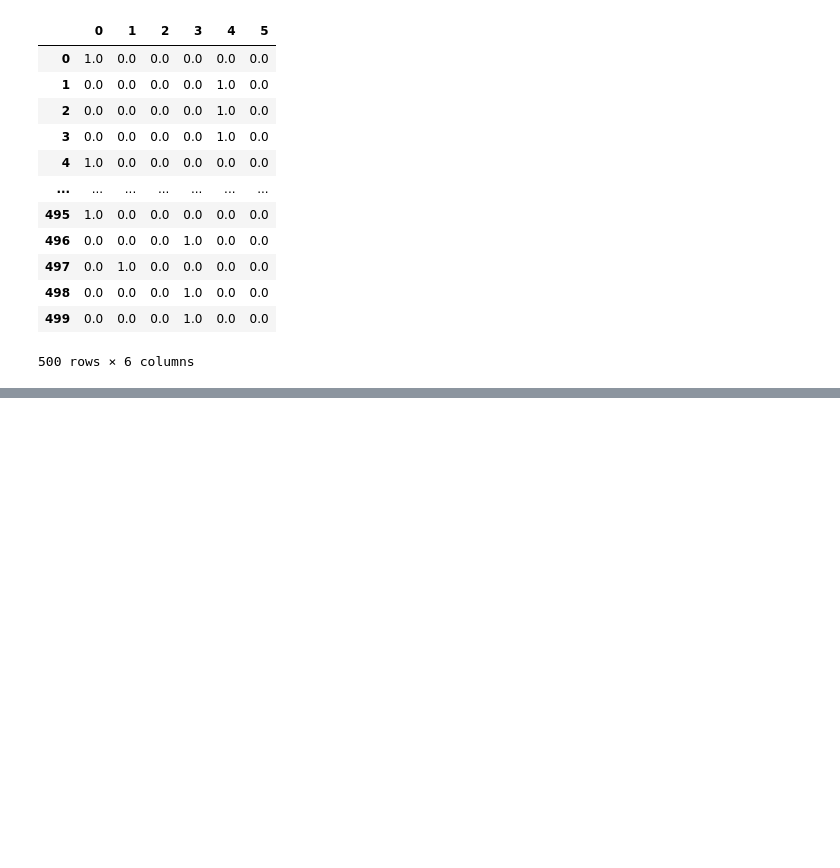
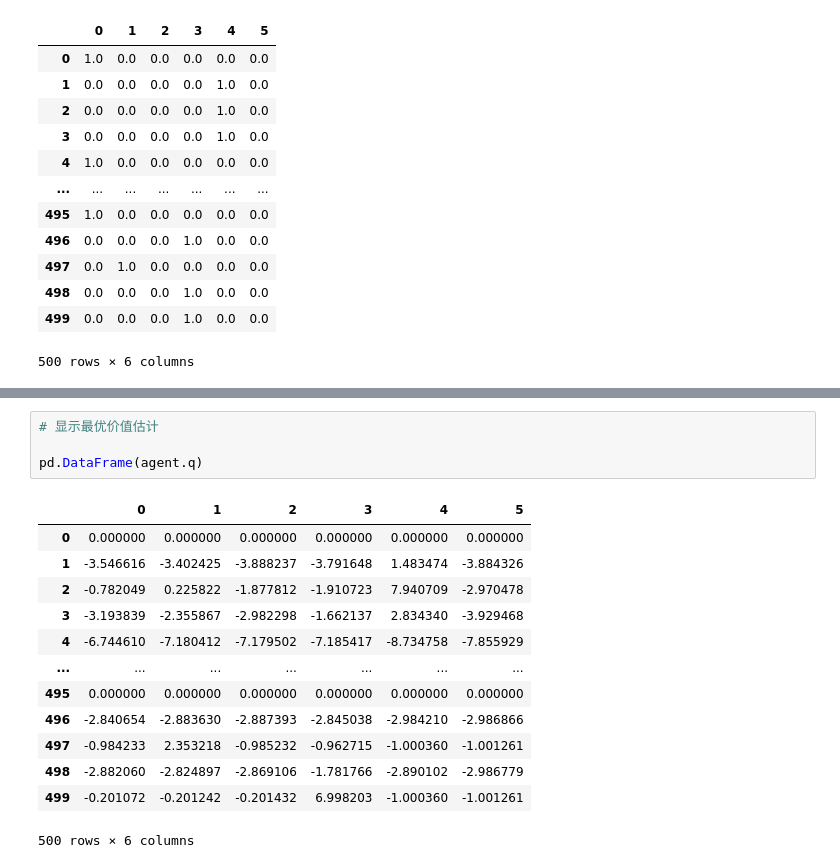
Before and after one commit to quqixun/RL-Python-Pytorch, a Jupyter notebook: Chapter5-时序差分价值迭代/5.4-案例：出租车调度.ipynb, the cells around one changed output, grey strips where cells are left out. Saved outputs shown, nothing was run; the diff lists cells and outputs as text; blank space fills up the shorter version.

```diff
--- a/Chapter5-时序差分价值迭代/5.4-案例：出租车调度.ipynb
+++ b/Chapter5-时序差分价值迭代/5.4-案例：出租车调度.ipynb
@@ -145,0 +217,18 @@ pd.DataFrame(policy)
+# %%
+# 显示最优价值估计
+
+pd.DataFrame(agent.q)
+# %% [output]
+|  | 0 | 1 | 2 | 3 | 4 | 5 |
+| 0 | 0.000000 | 0.000000 | 0.000000 | 0.000000 | 0.000000 | 0.000000 |
+| 1 | -3.546616 | -3.402425 | -3.888237 | -3.791648 | 1.483474 | -3.884326 |
+| 2 | -0.782049 | 0.225822 | -1.877812 | -1.910723 | 7.940709 | -2.970478 |
+| 3 | -3.193839 | -2.355867 | -2.982298 | -1.662137 | 2.834340 | -3.929468 |
+| 4 | -6.744610 | -7.180412 | -7.179502 | -7.185417 | -8.734758 | -7.855929 |
+| ... | ... | ... | ... | ... | ... | ... |
+| 495 | 0.000000 | 0.000000 | 0.000000 | 0.000000 | 0.000000 | 0.000000 |
+| 496 | -2.840654 | -2.883630 | -2.887393 | -2.845038 | -2.984210 | -2.986866 |
+| 497 | -0.984233 | 2.353218 | -0.985232 | -0.962715 | -1.000360 | -1.001261 |
+| 498 | -2.882060 | -2.824897 | -2.869106 | -1.781766 | -2.890102 | -2.986779 |
+| 499 | -0.201072 | -0.201242 | -0.201432 | 6.998203 | -1.000360 | -1.001261 |
+500 rows × 6 columns
```
Also changed, not shown: parts of 5 cells of this notebook.
